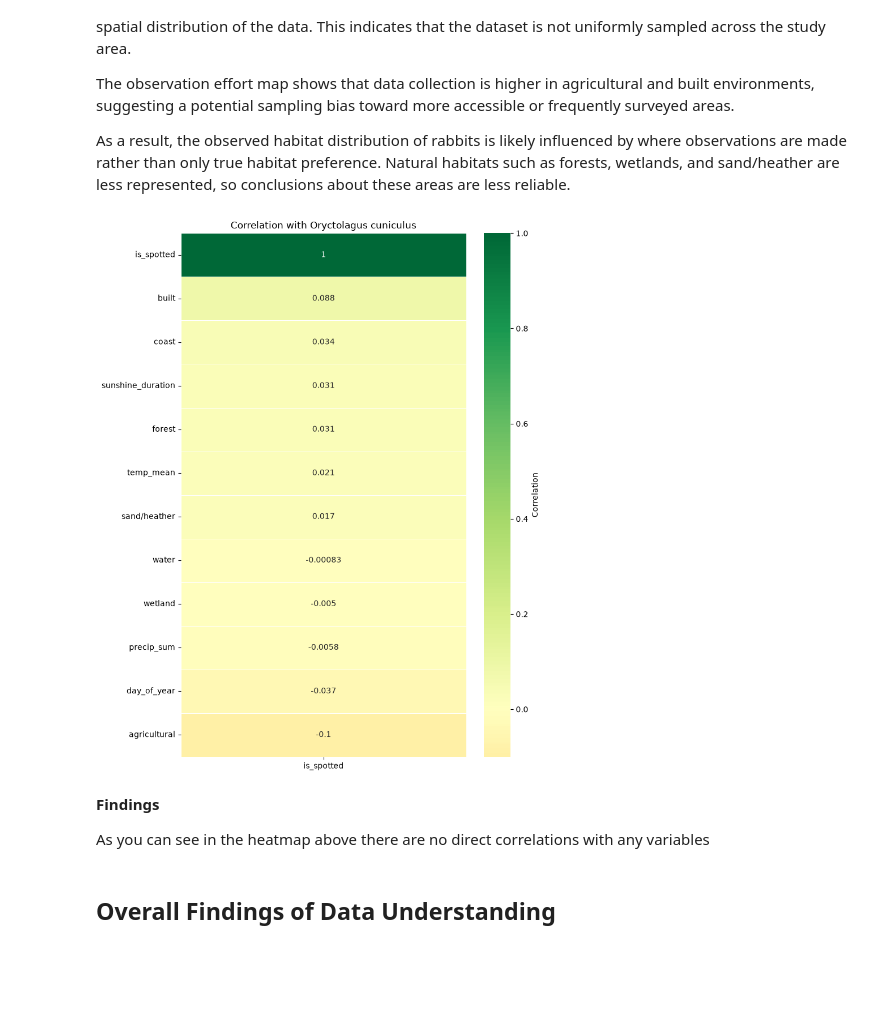
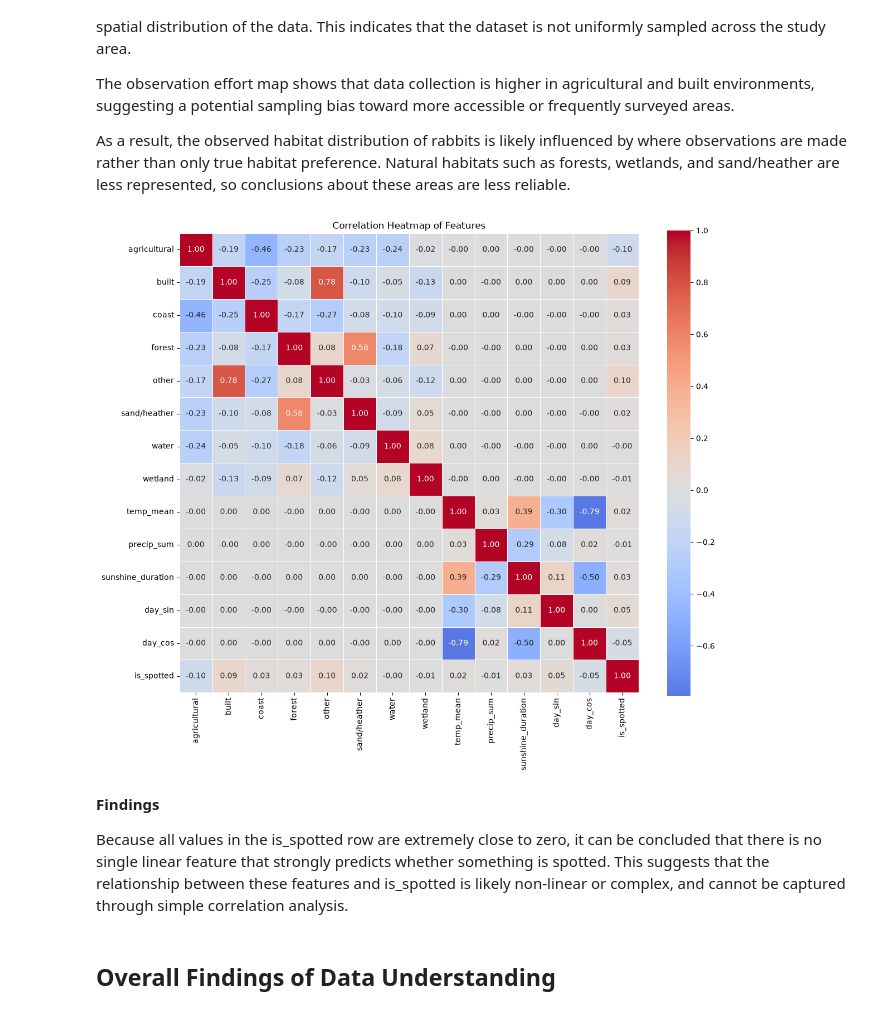
Before and after one commit to Sannebeast/Rabbitions, a Jupyter notebook: notebooks/project.ipynb, the cells around one changed output. Drawn from its saved outputs; the diff is of its cells as text; code cells hidden in the pictures; blank space fills up the shorter version.

```diff
--- a/notebooks/project.ipynb
+++ b/notebooks/project.ipynb
@@ -562,46 +584,47 @@ The observation effort map shows that data collection is higher in agricultural
 
 As a result, the observed habitat distribution of rabbits is likely influenced by where observations are made rather than only true habitat preference. Natural habitats such as forests, wetlands, and sand/heather are less represented, so conclusions about these areas are less reliable.
 # %%
-cols = [
-    'is_spotted',
-    'agricultural', 'built', 'coast', 'forest',
-    'sand/heather', 'water', 'wetland',
-    'temp_mean', 'precip_sum', 'sunshine_duration', 'day_of_year'
+features = [
+    "agricultural",
+    "built",
+    "coast",
+    "forest",
+    "other",
+    "sand/heather",
+    "water",
+    "wetland",
+    "temp_mean",
+    "precip_sum",
+    "sunshine_duration",
+    "day_sin",
+    "day_cos",
+    "is_spotted"
 ]
 
-df_clean = df[cols].replace("unknown", pd.NA)
+# Calculate correlation matrix
+corr_matrix = df[features].corr()
 
-# drop rows with missing values
-df_clean = df_clean.dropna()
-
-corr = df_clean.corr()
-
-# extract correlation with target
-target_corr = corr[['is_spotted']].sort_values(
-    by='is_spotted',
-    ascending=False
+# Plot heatmap
+plt.figure(figsize=(12, 10))
+sns.heatmap(
+    corr_matrix,
+    annot=True,
+    fmt=".2f",
+    cmap="coolwarm",
+    center=0,
+    square=True,
+    linewidths=0.5
 )
 
-plt.figure(figsize=(8, 10))
-
-sns.heatmap(
-    target_corr,
-    annot=True,
-    cmap='RdYlGn',
-    center=0,
-    linewidths=0.5,
-    cbar_kws={'label': 'Correlation'}
-)
-
-plt.title("Correlation with Oryctolagus cuniculus")
+plt.title("Correlation Heatmap of Features")
 plt.tight_layout()
 plt.show()
 # %% [output]
-[figure, old version]
+[figure, new version]
 # %% [markdown]
 **Findings**
 
-As you can see in the heatmap above there are no direct correlations with any variables
+Because all values in the is_spotted row are extremely close to zero, it can be concluded that there is no single linear feature that strongly predicts whether something is spotted. This suggests that the relationship between these features and is_spotted is likely non-linear or complex, and cannot be captured through simple correlation analysis.
 # %% [markdown]
 ## Overall Findings of Data Understanding
 # %% [markdown]
```
Also changed, not shown: parts of 9 cells of this notebook.
